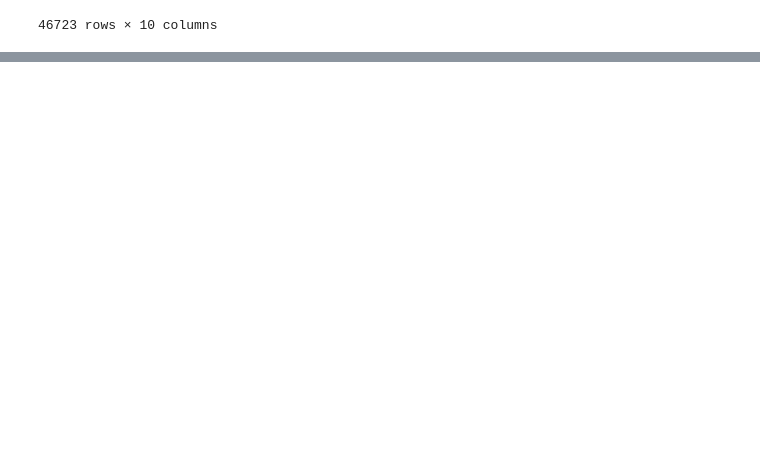
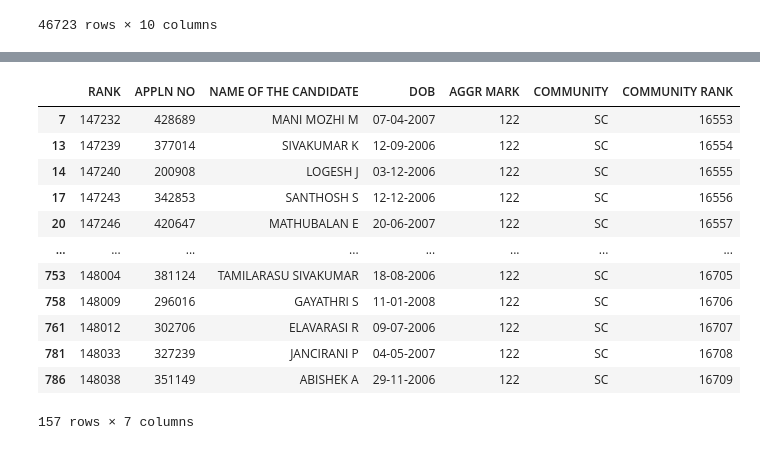
Before and after one commit to KayalvizhiT513/TNEA-seat-matrix-analysis, a Jupyter notebook: TNEA_2024_chn.ipynb, the cells around one changed output, grey strips where cells are left out. Cells and saved outputs as stored; diff of their text form; code cells hidden in the pictures; blank space fills up the shorter version.

```diff
--- a/TNEA_2024_chn.ipynb
+++ b/TNEA_2024_chn.ipynb
@@ -93,0 +116,16 @@ raklist_2024
+# %%
+ranklist_2024_sc
+# %% [output]
+|  | RANK | APPLN NO | NAME OF THE CANDIDATE | DOB | AGGR MARK | COMMUNITY | COMMUNITY RANK |
+| 7 | 147232 | 428689 | MANI MOZHI M | 07-04-2007 | 122 | SC | 16553 |
+| 13 | 147239 | 377014 | SIVAKUMAR K | 12-09-2006 | 122 | SC | 16554 |
+| 14 | 147240 | 200908 | LOGESH J | 03-12-2006 | 122 | SC | 16555 |
+| 17 | 147243 | 342853 | SANTHOSH S | 12-12-2006 | 122 | SC | 16556 |
+| 20 | 147246 | 420647 | MATHUBALAN E | 20-06-2007 | 122 | SC | 16557 |
+| ... | ... | ... | ... | ... | ... | ... | ... |
+| 753 | 148004 | 381124 | TAMILARASU SIVAKUMAR | 18-08-2006 | 122 | SC | 16705 |
+| 758 | 148009 | 296016 | GAYATHRI S | 11-01-2008 | 122 | SC | 16706 |
+| 761 | 148012 | 302706 | ELAVARASI R | 09-07-2006 | 122 | SC | 16707 |
+| 781 | 148033 | 327239 | JANCIRANI P | 04-05-2007 | 122 | SC | 16708 |
+| 786 | 148038 | 351149 | ABISHEK A | 29-11-2006 | 122 | SC | 16709 |
+157 rows × 7 columns
```
Also changed, not shown: parts of 13 cells of this notebook.
